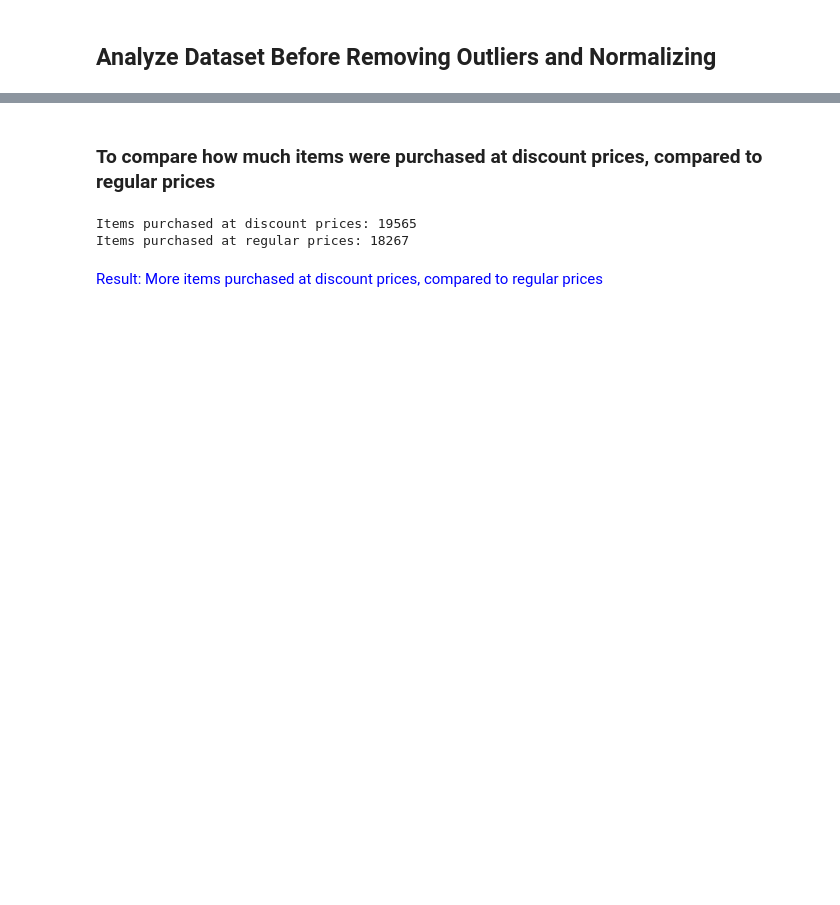
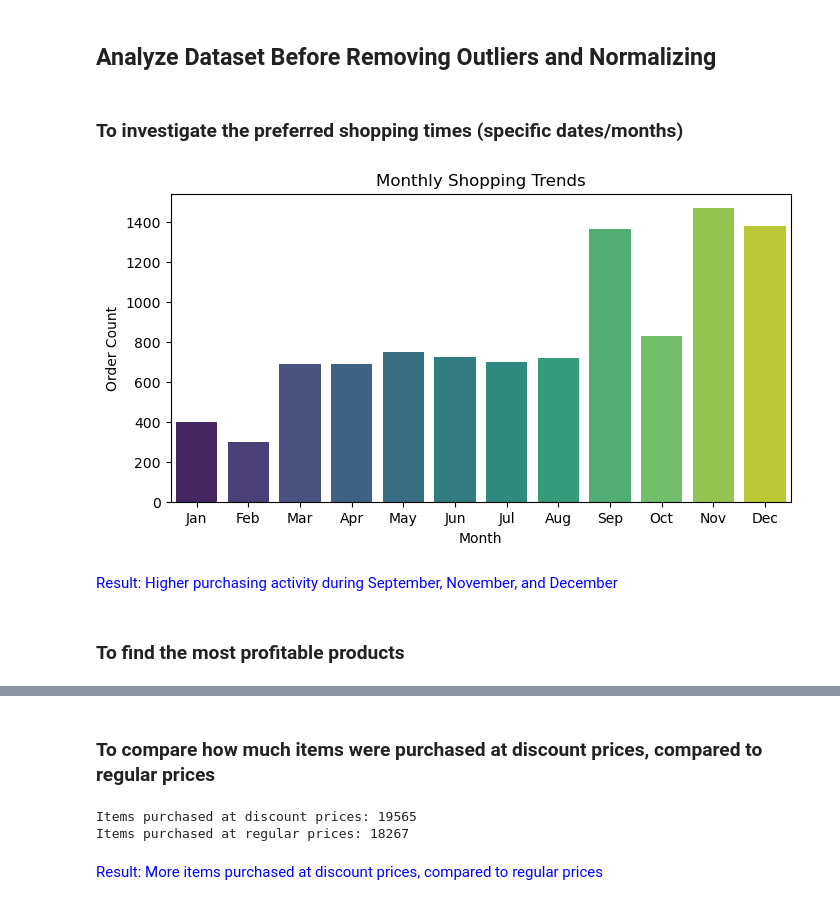
Before and after one commit to hennypurwadi/771951_Dataset_Analysis, a Jupyter notebook: 202370140_analysing_1.ipynb, the cells around one changed output, grey strips where cells are left out. Saved outputs shown, nothing was run; the diff lists cells and outputs as text; code cells hidden in the pictures; blank space fills up the shorter version.

```diff
--- a/202370140_analysing_1.ipynb
+++ b/202370140_analysing_1.ipynb
@@ -86,2 +87,25 @@ dtype: object
 # %% [markdown]
 ## Analyze Dataset Before Removing Outliers and Normalizing
+# %% [markdown]
+### To investigate the preferred shopping times (specific dates/months)
+# %%
+df1['Year_Order'] = df1['Order Date'].dt.year
+df1['Month_Order'] = df1['Order Date'].dt.month
+df1['Day_Order'] = df1['Order Date'].dt.day
+monthly_trends = df1.groupby('Month_Order')['Order ID'].count().reset_index()
+monthly_trends.columns = ['Month_Order', 'Order Count']
+daily_trends = df1.groupby(['Year_Order', 'Month_Order', 'Day_Order'])['Order ID'].count().reset_index()
+daily_trends.columns = ['Year', 'Month', 'Day', 'Order Count']
+plt.figure(figsize=(8, 4))
+sns.barplot(x='Month_Order', y='Order Count', data=monthly_trends, palette='viridis')
+plt.title('Monthly Shopping Trends')
+plt.xlabel('Month')
+plt.ylabel('Order Count')
+plt.xticks(range(0, 12), ['Jan', 'Feb', 'Mar', 'Apr', 'May', 'Jun', 'Jul', 'Aug', 'Sep', 'Oct', 'Nov', 'Dec'])
+plt.show()
+# %% [output]
+[figure, added]
+# %% [markdown]
+<span style="color: blue;"> Result: Higher purchasing activity during September, November, and December</span>
+# %% [markdown]
+### To find the most profitable products
```
Also changed, not shown: parts of 70 cells of this notebook, 1 other file.
